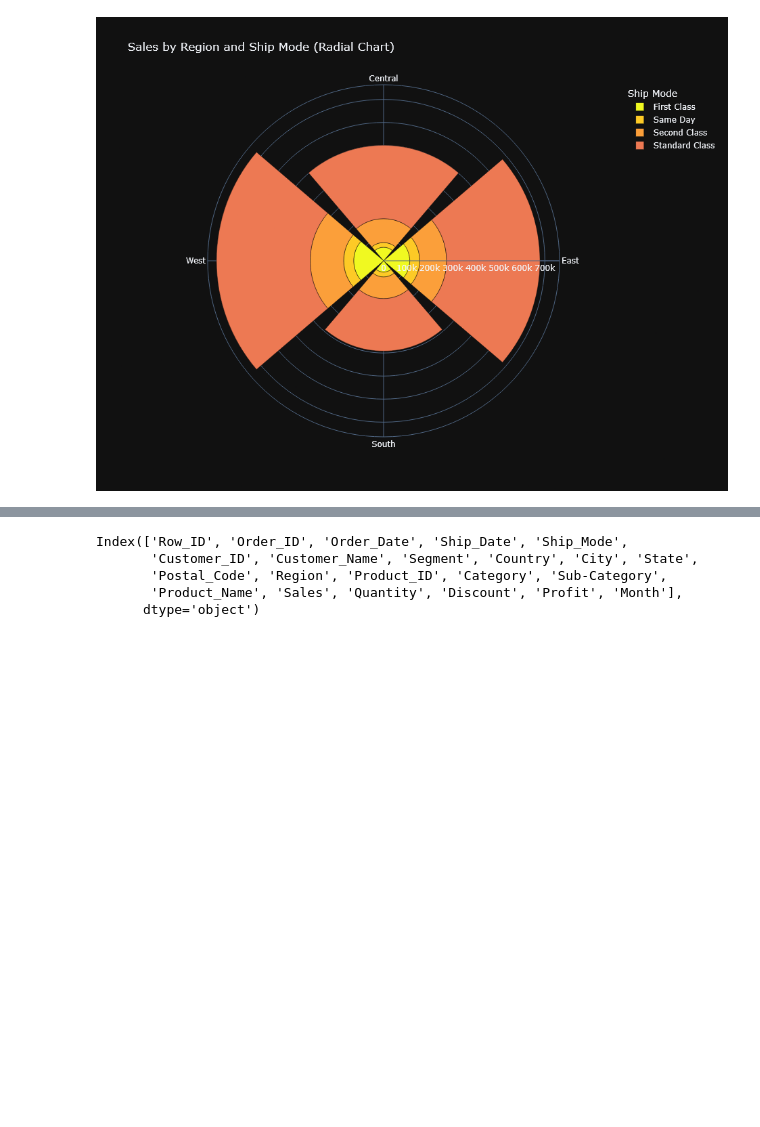
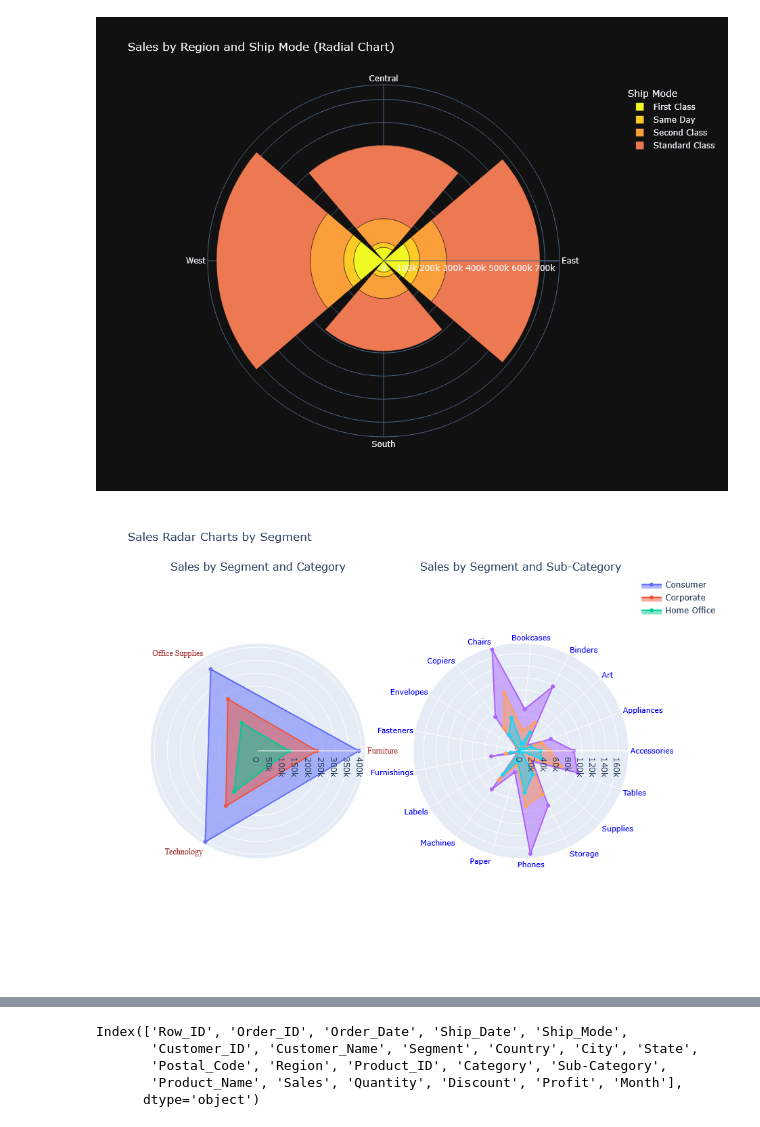
Before and after one commit to sanazgolriz/ThatDataGirl-Portfolio, a Jupyter notebook: sales-trends-dashboard/SalesTrendsNotebook.ipynb, the cells around one changed output, grey strips where cells are left out. Saved outputs shown, nothing was run; the diff lists cells and outputs as text; code cells hidden in the pictures; blank space fills up the shorter version.

```diff
--- a/sales-trends-dashboard/SalesTrendsNotebook.ipynb
+++ b/sales-trends-dashboard/SalesTrendsNotebook.ipynb
@@ -158,3 +158,71 @@ fig.update_layout(
 fig.show()
 # %% [output]
 [figure]
+# %%
+import plotly.graph_objects as go
+from plotly.subplots import make_subplots
+
+# Prepare subplot layout with two polar charts side by side
+fig = make_subplots(rows=1, cols=2,
+                    specs=[[{'type': 'polar'}, {'type': 'polar'}]],
+                    subplot_titles=[
+                        "Sales by Segment and Category",
+                        "Sales by Segment and Sub-Category"
+                    ])
+
+# ---------- First chart: Segment vs Category ----------
+agg1 = df.groupby(['Segment', 'Category'])['Sales'].sum().reset_index()
+segments1 = agg1['Segment'].unique()
+categories1 = agg1['Category'].unique()
+
+for seg in segments1:
+    r_values = []
+    for cat in categories1:
+        val = agg1[(agg1['Segment'] == seg) & (agg1['Category'] == cat)]['Sales']
+        r_values.append(val.values[0] if not val.empty else 0)
+
+    fig.add_trace(go.Scatterpolar(
+        r=r_values + [r_values[0]],
+        theta=list(categories1) + [categories1[0]],
+        fill='toself',
+        name=seg,
+        subplot='polar'
+    ), row=1, col=1)
+
+# ---------- Second chart: Segment vs Sub-Category ----------
+agg2 = df.groupby(['Segment', 'Sub-Category'])['Sales'].sum().reset_index()
+segments2 = agg2['Segment'].unique()
+categories2 = agg2['Sub-Category'].unique()
+
+for seg in segments2:
+    r_values = []
+    for cat in categories2:
+        val = agg2[(agg2['Segment'] == seg) & (agg2['Sub-Category'] == cat)]['Sales']
+        r_values.append(val.values[0] if not val.empty else 0)
+    fig.add_trace(go.Scatterpolar(
+        r=r_values + [r_values[0]],
+        theta=list(categories2) + [categories2[0]],
+        fill='toself',
+        name=seg,
+        showlegend=False,  # Legend already shown in first plot
+        subplot='polar2'
+    ), row=1, col=2)
+
+# Update layout
+fig.update_layout(
+    height=700,
+    title_text="Sales Radar Charts by Segment",
+    showlegend=True,
+    polar=dict(
+        radialaxis=dict(visible=True),
+        angularaxis=dict(tickfont=dict(size=12,color='brown', family='Comic'))
+    ),
+    polar2=dict(
+        radialaxis=dict(visible=True),
+        angularaxis=dict(tickfont=dict(size=11,color='blue', family='Verdana'))
+    )
+)
+
+fig.show()
+# %% [output]
+[figure, added]
```
Also changed, not shown: parts of 2 cells of this notebook.
